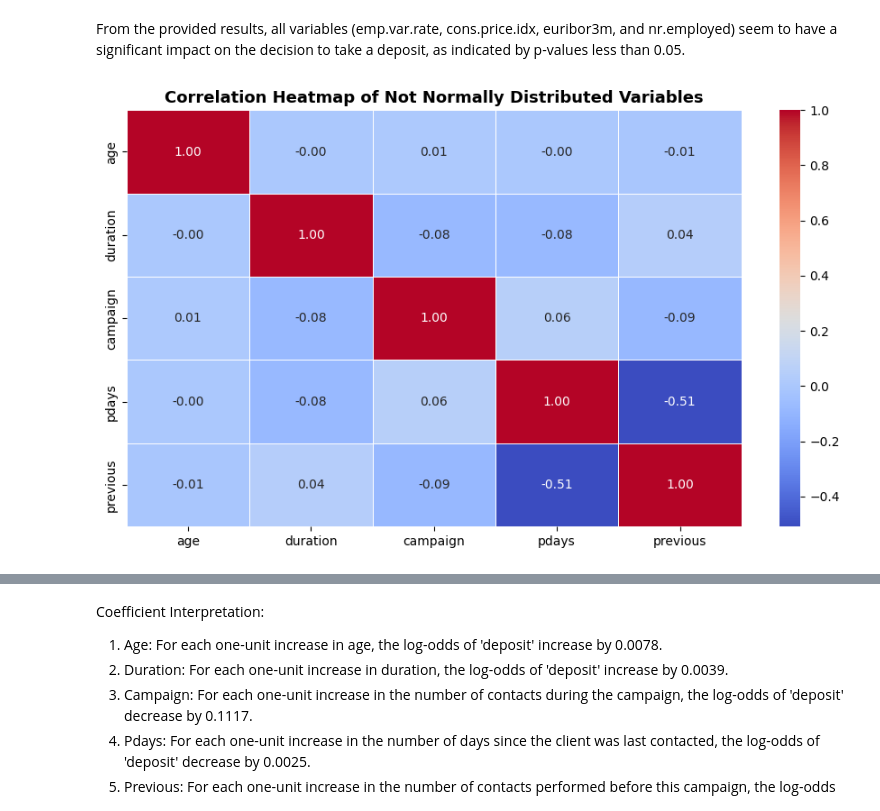
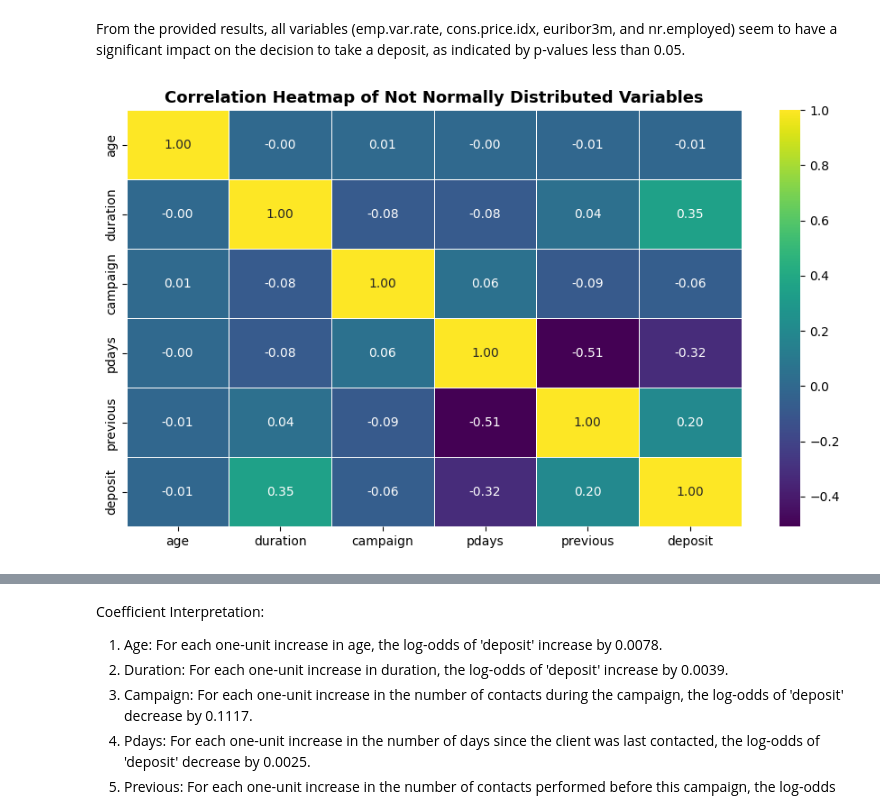
Before and after one commit to envaldy/Tim_Alpha_Finpro, a Jupyter notebook: Final Project/0. Master Tim_Alpha_Finpro.ipynb, the cells around one changed output, grey strips where cells are left out. Cells and saved outputs as stored; diff of their text form; code cells hidden in the pictures.

```diff
--- a/Final Project/0. Master Tim_Alpha_Finpro.ipynb
+++ b/Final Project/0. Master Tim_Alpha_Finpro.ipynb
@@ -396,15 +392,15 @@ nr.employed       -0.0123      0.000    -28.269      0.000      -0.013      -0.0
 From the provided results, all variables (emp.var.rate, cons.price.idx, euribor3m, and nr.employed) seem to have a significant impact on the decision to take a deposit, as indicated by p-values less than 0.05.
 # %%
 # Select the variables for which you want to calculate correlation
-not_normal_df = ['age', 'duration', 'campaign', 'pdays', 'previous']
+not_normal_df = ['age', 'duration', 'campaign', 'pdays', 'previous', 'deposit']
 
 # Calculate correlation using the Spearman method
 correlation_spearman = df[not_normal_df].corr(method='spearman')
 
 # Create a new correlation heatmap
 plt.figure(figsize=(11, 6))
-sns.heatmap(correlation_spearman, annot=True, cmap='coolwarm', fmt=".2f", linewidths=0.5)
+sns.heatmap(correlation_spearman, annot=True, cmap='viridis', fmt=".2f", linewidths=0.5)
 plt.title('Correlation Heatmap of Not Normally Distributed Variables', fontweight='bold', fontsize=13)
 plt.show()
 # %% [output]
-[figure, old version]
+[figure, new version]
```
Also changed, not shown: parts of 9 cells of this notebook.
